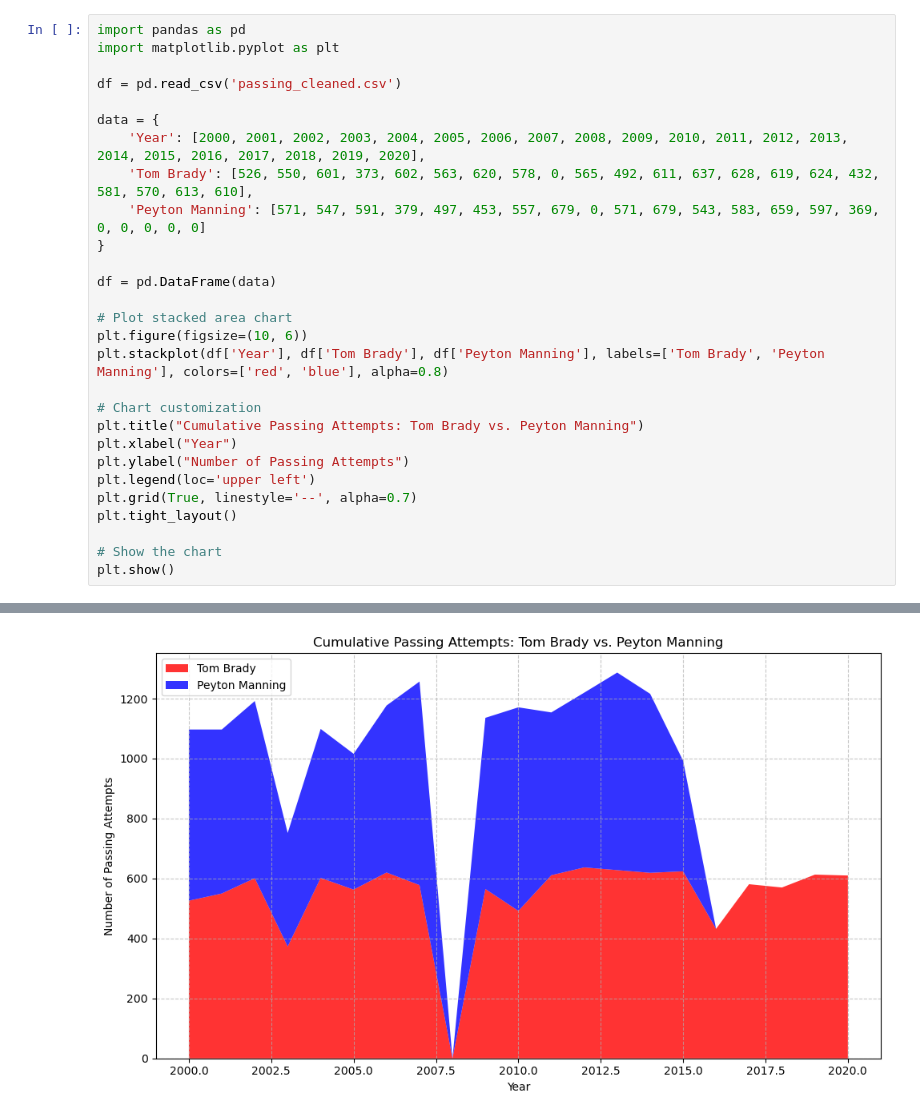
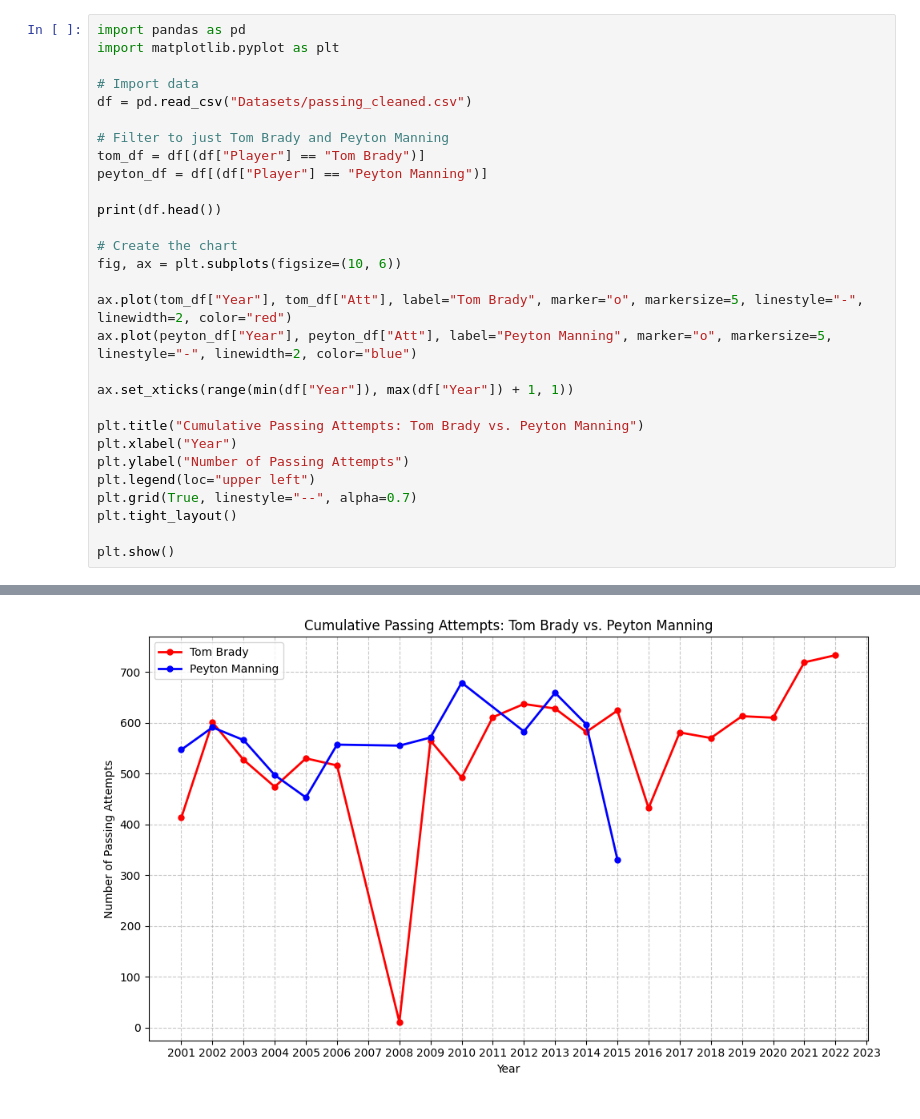
Before and after one commit to chrissouk/CS-176-Final-Project, a Jupyter notebook: Linechart.ipynb, the cells around one changed output, grey strips where cells are left out. Saved outputs shown, nothing was run; the diff lists cells and outputs as text.

```diff
--- a/Linechart.ipynb
+++ b/Linechart.ipynb
@@ -2,28 +2,29 @@
 import pandas as pd
 import matplotlib.pyplot as plt
 
-df = pd.read_csv('passing_cleaned.csv')
+# Import data
+df = pd.read_csv("Datasets/passing_cleaned.csv")
 
-data = {
-    'Year': [2000, 2001, 2002, 2003, 2004, 2005, 2006, 2007, 2008, 2009, 2010, 2011, 2012, 2013, 2014, 2015, 2016, 2017, 2018, 2019, 2020],
-    'Tom Brady': [526, 550, 601, 373, 602, 563, 620, 578, 0, 565, 492, 611, 637, 628, 619, 624, 432, 581, 570, 613, 610],
-    'Peyton Manning': [571, 547, 591, 379, 497, 453, 557, 679, 0, 571, 679, 543, 583, 659, 597, 369, 0, 0, 0, 0, 0]
-}
+# Filter to just Tom Brady and Peyton Manning
+tom_df = df[(df["Player"] == "Tom Brady")]
+peyton_df = df[(df["Player"] == "Peyton Manning")]
 
-df = pd.DataFrame(data)
+print(df.head())
 
-# Plot stacked area chart
-plt.figure(figsize=(10, 6))
-plt.stackplot(df['Year'], df['Tom Brady'], df['Peyton Manning'], labels=['Tom Brady', 'Peyton Manning'], colors=['red', 'blue'], alpha=0.8)
+# Create the chart
+fig, ax = plt.subplots(figsize=(10, 6))
 
-# Chart customization
+ax.plot(tom_df["Year"], tom_df["Att"], label="Tom Brady", marker="o", markersize=5, linestyle="-", linewidth=2, color="red")
+ax.plot(peyton_df["Year"], peyton_df["Att"], label="Peyton Manning", marker="o", markersize=5, linestyle="-", linewidth=2, color="blue")
+
+ax.set_xticks(range(min(df["Year"]), max(df["Year"]) + 1, 1))
+
 plt.title("Cumulative Passing Attempts: Tom Brady vs. Peyton Manning")
 plt.xlabel("Year")
 plt.ylabel("Number of Passing Attempts")
-plt.legend(loc='upper left')
-plt.grid(True, linestyle='--', alpha=0.7)
+plt.legend(loc="upper left")
+plt.grid(True, linestyle="--", alpha=0.7)
 plt.tight_layout()
 
-# Show the chart
 plt.show()
 # %% [output]
@@ -30 +46 @@ plt.show()
-[figure, old version]
+[figure, new version]
```
Also changed, not shown: parts of 1 cell of this notebook, 1 other file.
